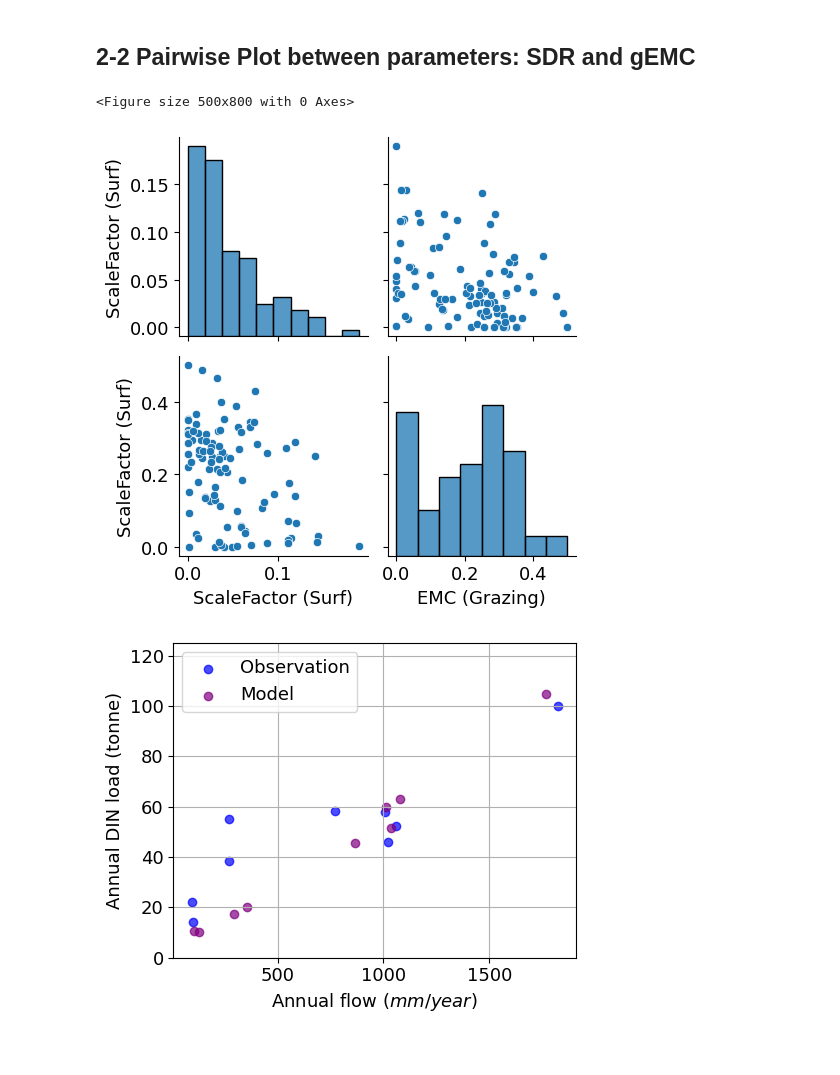
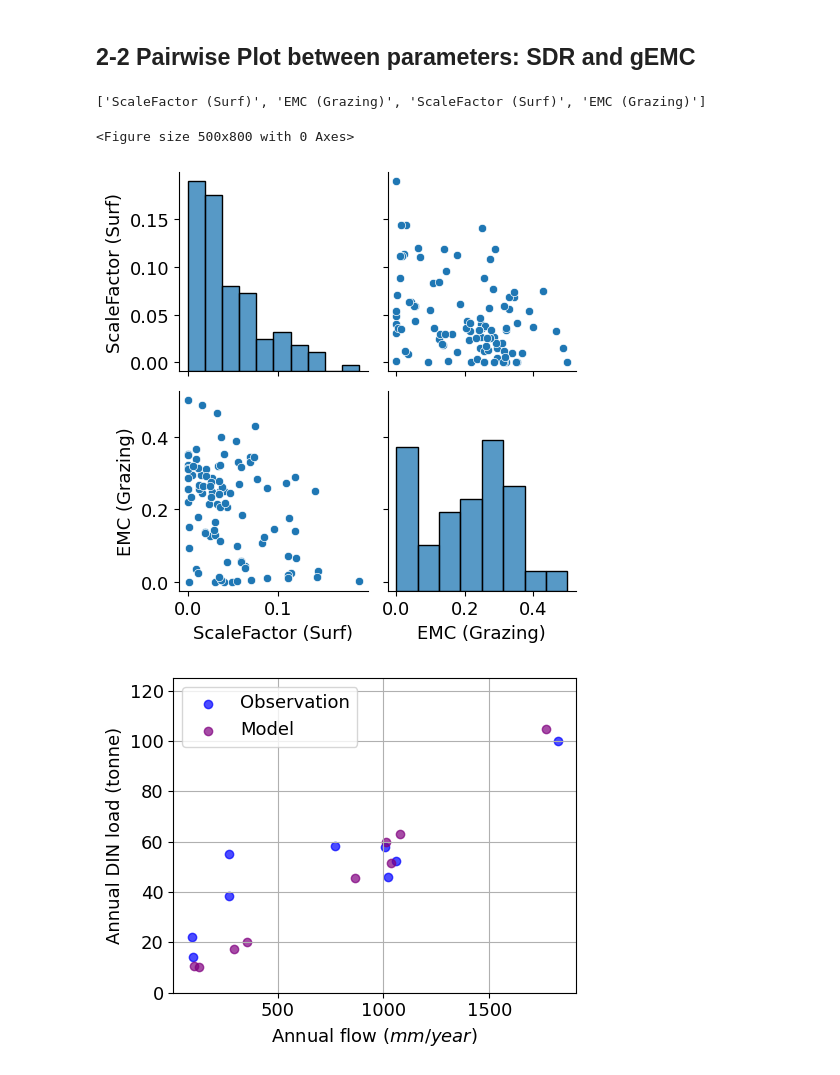
Before and after one commit to QianWanghhu/GraphEvalUnc, a Jupyter notebook: src/plot_general_perfm.ipynb, the cells around one changed output. Cells and saved outputs as stored; diff of their text form; code cells hidden in the pictures.

```diff
--- a/src/plot_general_perfm.ipynb
+++ b/src/plot_general_perfm.ipynb
@@ -189,28 +175,32 @@ plt.savefig(f'{fig_dir}BoxPlotParameterUncertainty_Lab.png', format = 'png', dpi
 [figure]
 # %% [markdown]
 ## 2-2 Pairwise Plot between parameters: SDR and gEMC
+# %%
+new_xlabels
+# %% [output]
+['ScaleFactor (Surf)', 'EMC (Grazing)', 'ScaleFactor (Surf)', 'EMC (Grazing)']
 # %%
 fig = plt.figure(figsize=(5, 8))
 pairplot = sns.pairplot(abs_par_df.loc[:, ['scale_din','gemc']])
 # Customize x-axis labels for each plot
 new_xlabels = [default_pars['ShortName'][1], default_pars['ShortName'][2],\
                default_pars['ShortName'][1], default_pars['ShortName'][2]]
 for i, ax in enumerate(pairplot.axes.flatten()):
     # Change x-axis label for each subplot
     ax.set_xlabel(new_xlabels[i], fontsize = lab_fontsize)
     ax.tick_params(labelsize = lab_fontsize)
     # ax.add_patch(Rectangle((0, 0), 1, 1, fill=False, color='black', lw=2, transform=ax.transAxes))
-    if i ==0:
+    if i == 0:
         ax.set_ylabel(new_xlabels[i], fontsize = lab_fontsize)
     elif i == 2:
-        ax.set_ylabel(new_xlabels[i], fontsize = lab_fontsize)
+        ax.set_ylabel(new_xlabels[1], fontsize = lab_fontsize)
 
 # Show the plot
 plt.tight_layout()
 plt.savefig(f'{fig_dir}PairPlotParameters.png', format = 'png', dpi = 300)
 # %% [output]
 <Figure size 500x800 with 0 Axes>
-[figure, old version]
+[figure, new version]
 # %%
 # Annual scale L-Q plot; seasonal scale average concentration?
 # Function for convert data to
```
Also changed, not shown: parts of 8 cells of this notebook.
